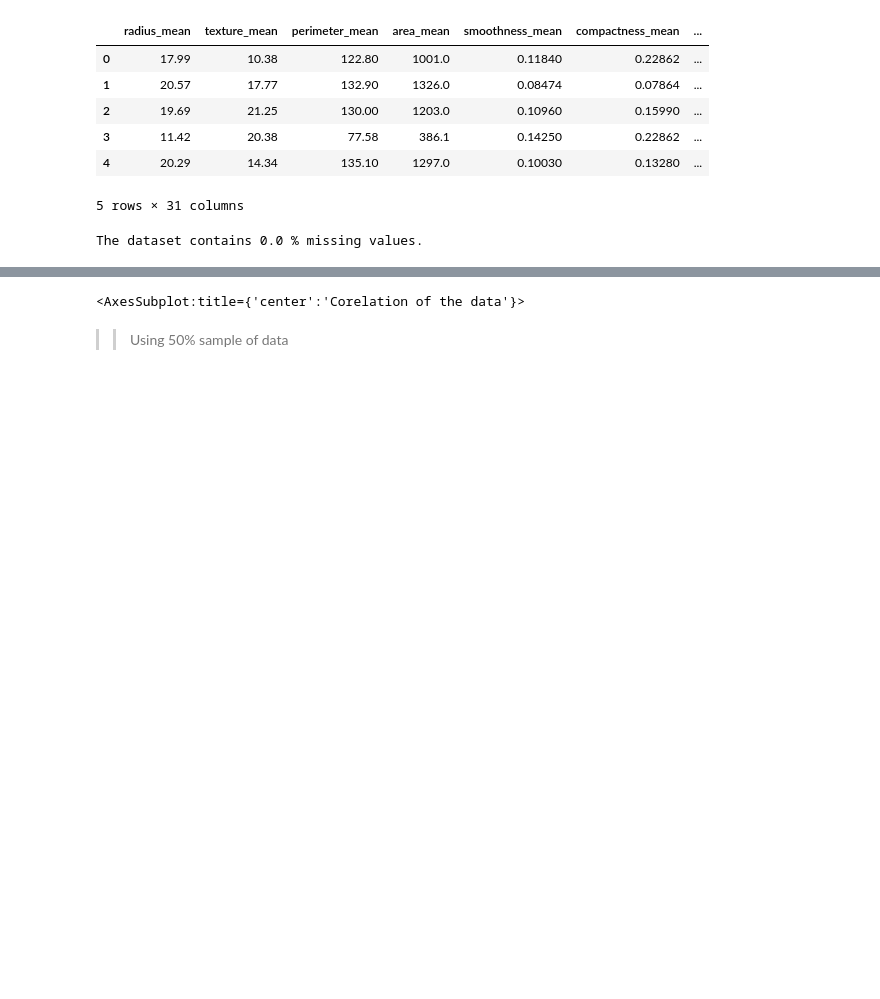
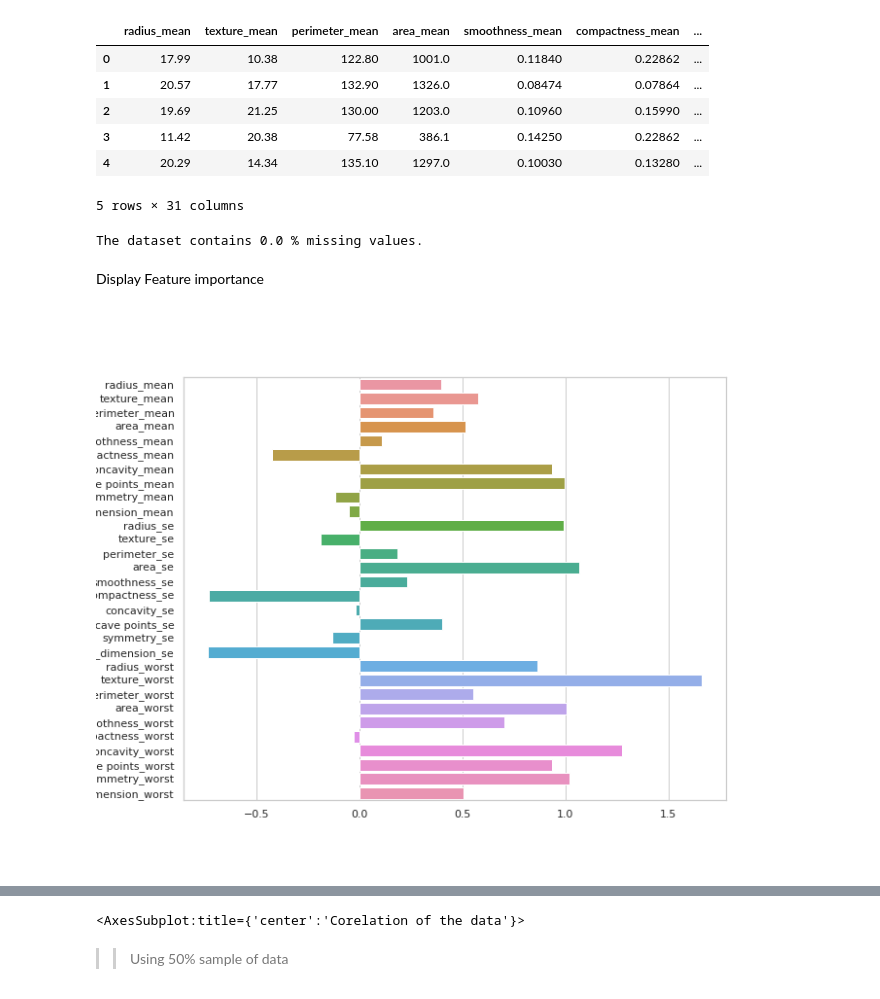
Before and after one commit to jedisam/Causal_inference, a Jupyter notebook: notebooks/causality.ipynb, the cells around one changed output, grey strips where cells are left out. Cells and saved outputs as stored; diff of their text form; code cells hidden in the pictures; blank space fills up the shorter version.

```diff
--- a/notebooks/causality.ipynb
+++ b/notebooks/causality.ipynb
@@ -79,3 +82,9 @@ data.head()
 overview.percent_missing(data)
 # %% [output]
 The dataset contains 0.0 % missing values.
+# %% [markdown]
+Display Feature importance
+# %%
+Image(filename='feature_importance.png')
+# %% [output]
+[figure, added]
```
Also changed, not shown: parts of 4 cells of this notebook, 2 other files.
